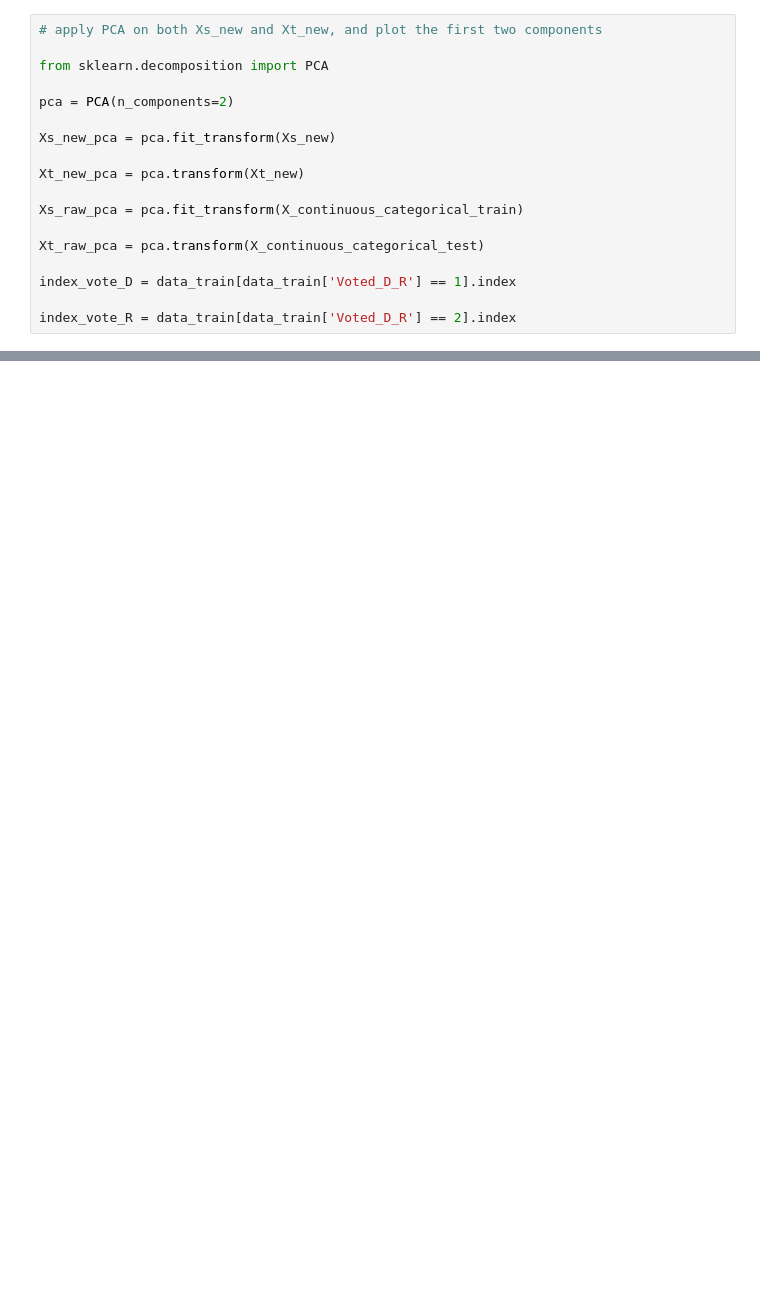
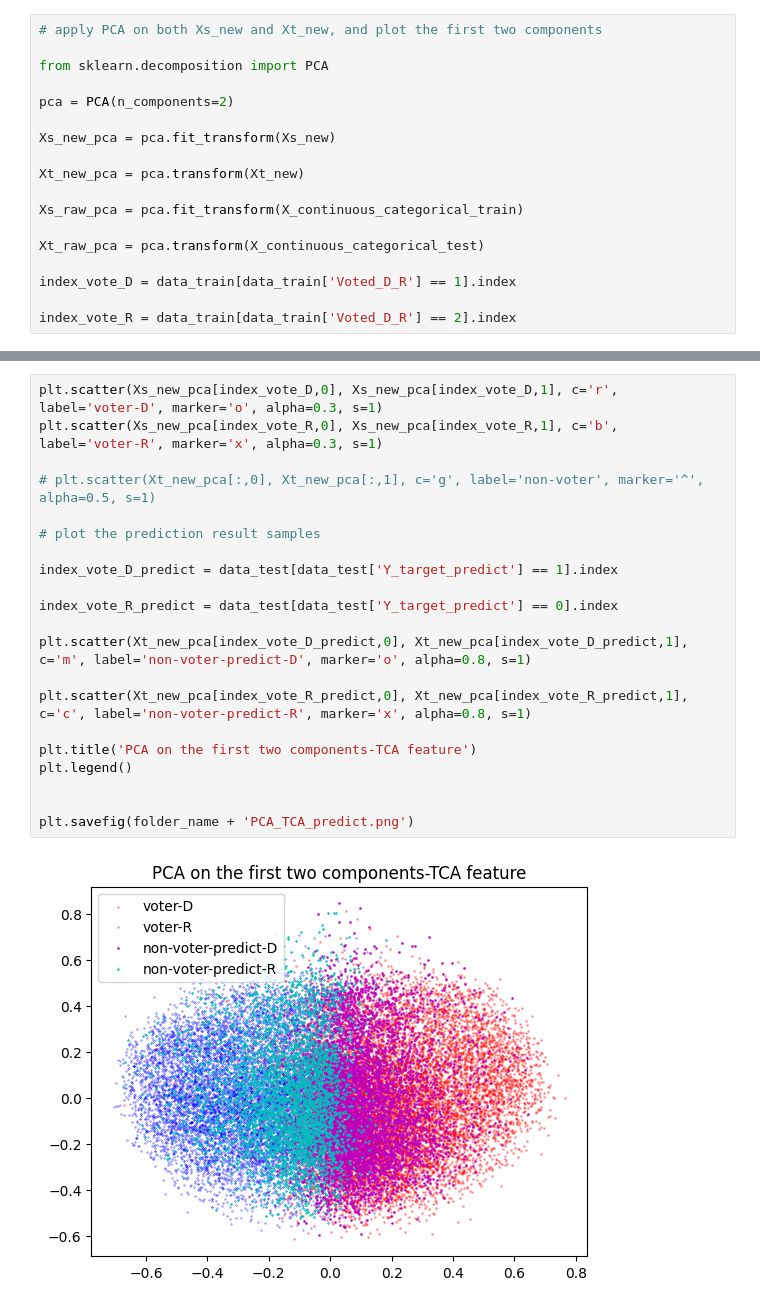
Before and after one commit to xuangu-fang/ML-Poli-Sci, a Jupyter notebook: code/universal_prediction.ipynb, the cells around one changed output, grey strips where cells are left out. Cells and saved outputs as stored; diff of their text form; blank space fills up the shorter version.

```diff
--- a/code/universal_prediction.ipynb
+++ b/code/universal_prediction.ipynb
@@ -199,0 +220,23 @@ plt.legend()
+# %%
+plt.scatter(Xs_new_pca[index_vote_D,0], Xs_new_pca[index_vote_D,1], c='r', label='voter-D', marker='o', alpha=0.3, s=1)
+plt.scatter(Xs_new_pca[index_vote_R,0], Xs_new_pca[index_vote_R,1], c='b', label='voter-R', marker='x', alpha=0.3, s=1)
+
+# plt.scatter(Xt_new_pca[:,0], Xt_new_pca[:,1], c='g', label='non-voter', marker='^', alpha=0.5, s=1)
+
+# plot the prediction result samples
+
+index_vote_D_predict = data_test[data_test['Y_target_predict'] == 1].index
+
+index_vote_R_predict = data_test[data_test['Y_target_predict'] == 0].index
+
+plt.scatter(Xt_new_pca[index_vote_D_predict,0], Xt_new_pca[index_vote_D_predict,1], c='m', label='non-voter-predict-D', marker='o', alpha=0.8, s=1)
+
+plt.scatter(Xt_new_pca[index_vote_R_predict,0], Xt_new_pca[index_vote_R_predict,1], c='c', label='non-voter-predict-R', marker='x', alpha=0.8, s=1)
+
+plt.title('PCA on the first two components-TCA feature')
+plt.legend()
+
+
+plt.savefig(folder_name + 'PCA_TCA_predict.png')
+# %% [output]
+[figure, added]
```
Also changed, not shown: parts of 8 cells of this notebook, 12 other files.
